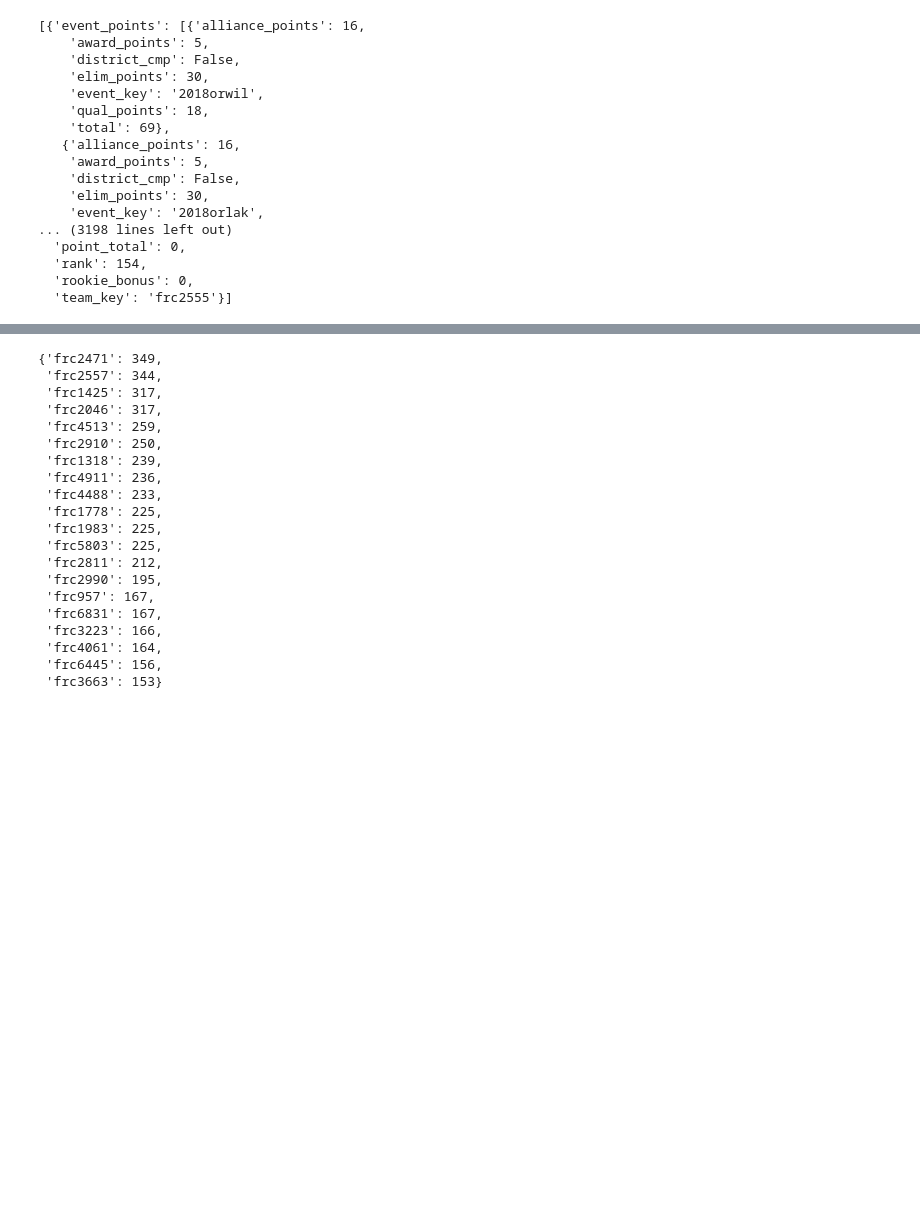
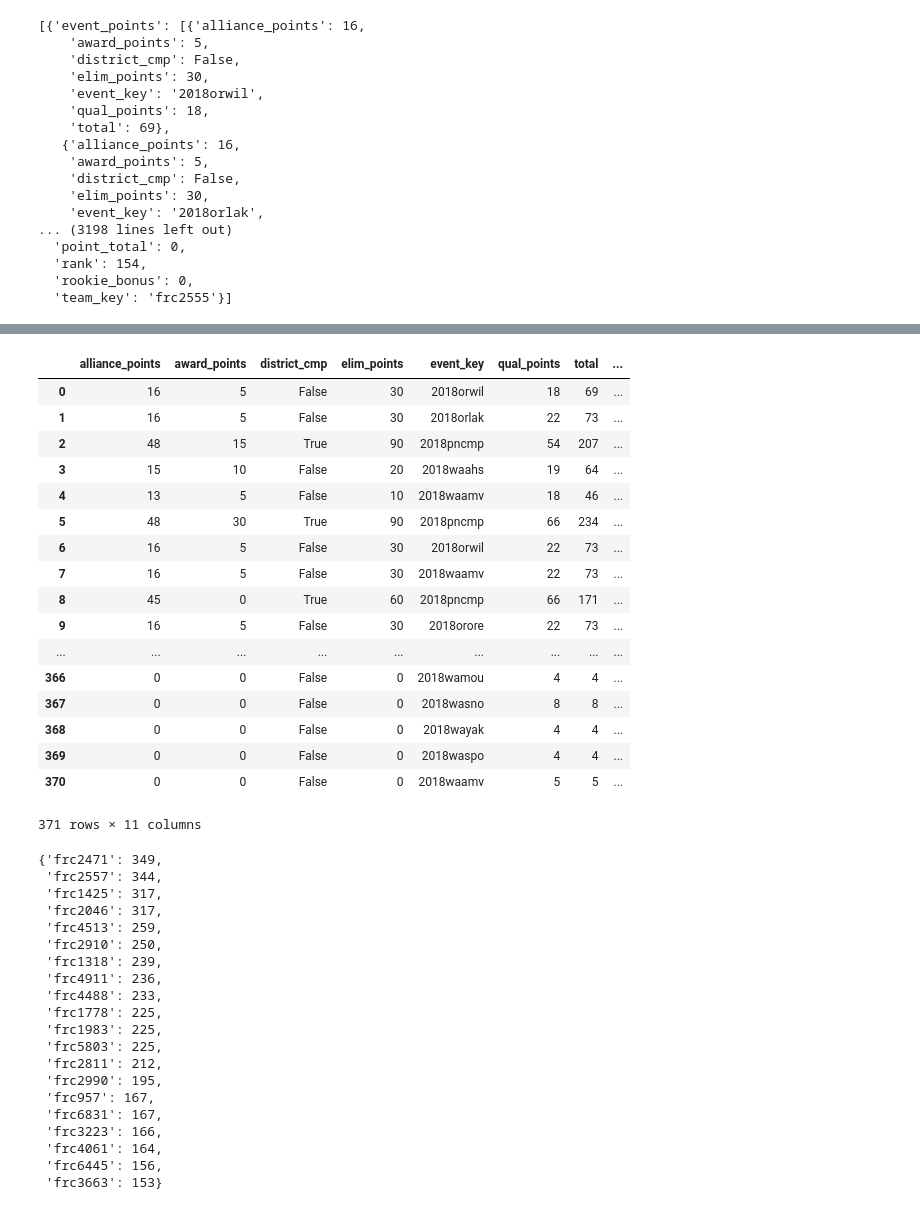
Before and after one commit to irs1318dev/python_class, a Jupyter notebook: 08_Adv_Data/08_Adv_Data.ipynb, the cells around one changed output, grey strips where cells are left out. Cells and saved outputs as stored; diff of their text form; code cells hidden in the pictures; blank space fills up the shorter version.

```diff
--- a/08_Adv_Data/08_Adv_Data.ipynb
+++ b/08_Adv_Data/08_Adv_Data.ipynb
@@ -57,3 +131,24 @@ dist_rankings
+# %%
+json_normalize(dist_rankings, record_path="event_points", meta=["point_total", "rank", "rookie_bonus", "team_key"])
+# %% [output]
+|  | alliance_points | award_points | district_cmp | elim_points | event_key | qual_points | total | ... |
+| 0 | 16 | 5 | False | 30 | 2018orwil | 18 | 69 | ... |
+| 1 | 16 | 5 | False | 30 | 2018orlak | 22 | 73 | ... |
+| 2 | 48 | 15 | True | 90 | 2018pncmp | 54 | 207 | ... |
+| 3 | 15 | 10 | False | 20 | 2018waahs | 19 | 64 | ... |
+| 4 | 13 | 5 | False | 10 | 2018waamv | 18 | 46 | ... |
+| 5 | 48 | 30 | True | 90 | 2018pncmp | 66 | 234 | ... |
+| 6 | 16 | 5 | False | 30 | 2018orwil | 22 | 73 | ... |
+| 7 | 16 | 5 | False | 30 | 2018waamv | 22 | 73 | ... |
+| 8 | 45 | 0 | True | 60 | 2018pncmp | 66 | 171 | ... |
+| 9 | 16 | 5 | False | 30 | 2018orore | 22 | 73 | ... |
+| ... | ... | ... | ... | ... | ... | ... | ... | ... |
+| 366 | 0 | 0 | False | 0 | 2018wamou | 4 | 4 | ... |
+| 367 | 0 | 0 | False | 0 | 2018wasno | 8 | 8 | ... |
+| 368 | 0 | 0 | False | 0 | 2018wayak | 4 | 4 | ... |
+| 369 | 0 | 0 | False | 0 | 2018waspo | 4 | 4 | ... |
+| 370 | 0 | 0 | False | 0 | 2018waamv | 5 | 5 | ... |
+371 rows × 11 columns
 # %%
 {x["team_key"]: x["point_total"] for x in dist_rankings if x["rank"] <= 20}
 # %% [output]
```
Also changed, not shown: parts of 10 cells of this notebook, 6 other files.
